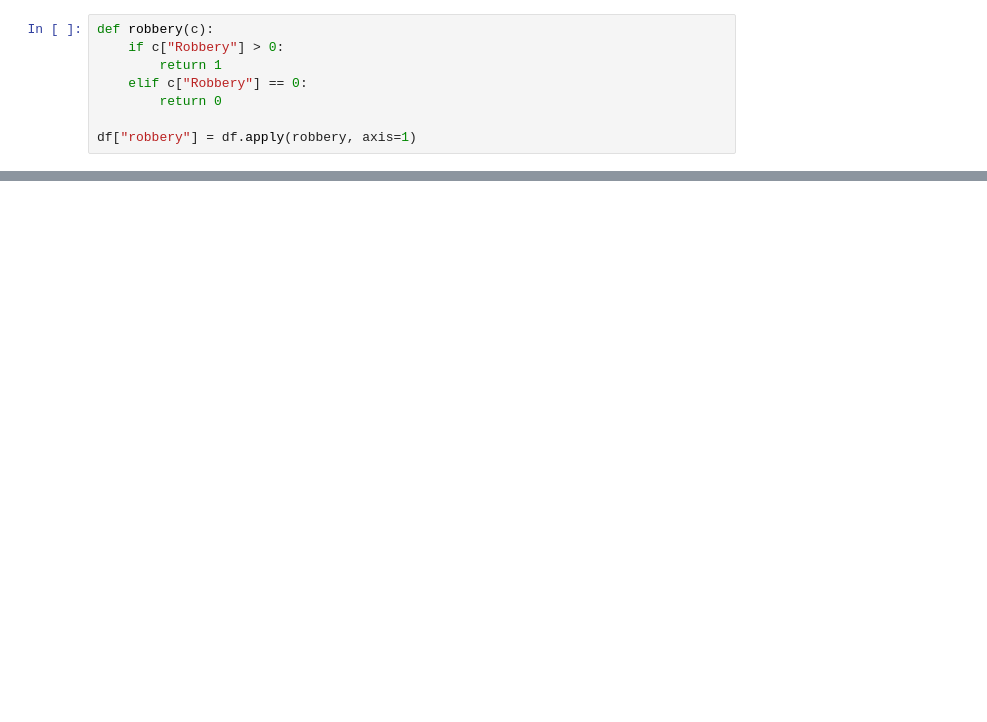
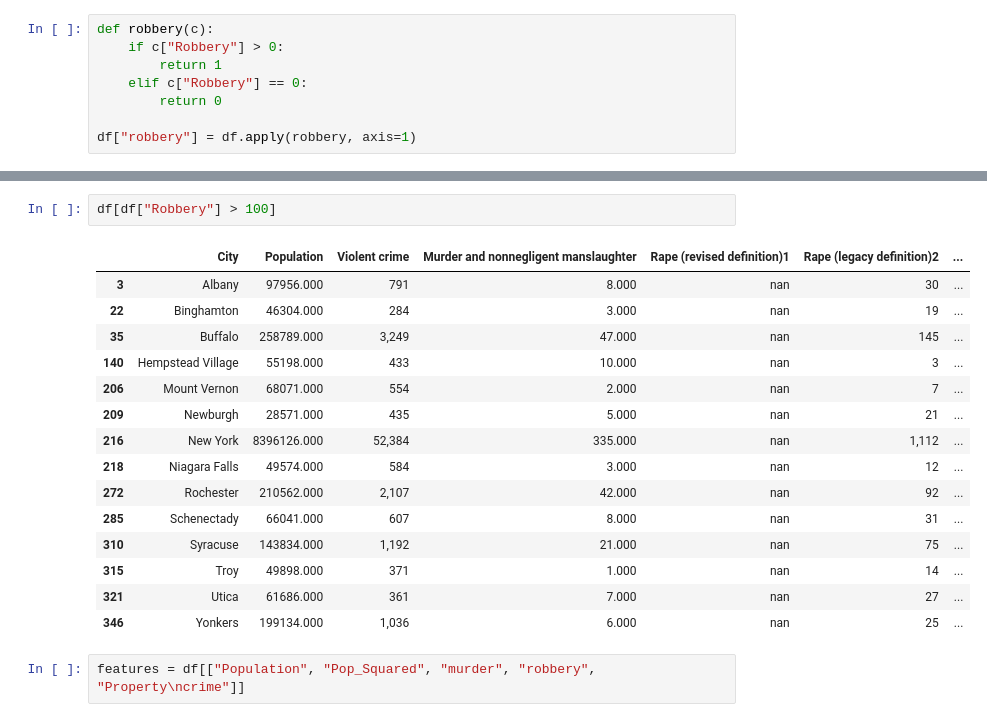
Before and after one commit to jtillis0317/Drills-and-Projects, a Jupyter notebook: Drill - Prepare the Data - Unit 2, Lesson 4, Project 2.ipynb, the cells around one changed output, grey strips where cells are left out. Saved outputs shown, nothing was run; the diff lists cells and outputs as text; blank space fills up the shorter version.

```diff
--- a/Drill - Prepare the Data - Unit 2, Lesson 4, Project 2.ipynb
+++ b/Drill - Prepare the Data - Unit 2, Lesson 4, Project 2.ipynb
@@ -167,0 +205,20 @@ plt.boxplot(df["Population"])
+# %%
+df[df["Robbery"] > 100]
+# %% [output]
+|  | City | Population | Violent crime | Murder and nonnegligent manslaughter | Rape (revised definition)1 | Rape (legacy definition)2 | ... |
+| 3 | Albany | 97956.000 | 791 | 8.000 | nan | 30 | ... |
+| 22 | Binghamton | 46304.000 | 284 | 3.000 | nan | 19 | ... |
+| 35 | Buffalo | 258789.000 | 3,249 | 47.000 | nan | 145 | ... |
+| 140 | Hempstead Village | 55198.000 | 433 | 10.000 | nan | 3 | ... |
+| 206 | Mount Vernon | 68071.000 | 554 | 2.000 | nan | 7 | ... |
+| 209 | Newburgh | 28571.000 | 435 | 5.000 | nan | 21 | ... |
+| 216 | New York | 8396126.000 | 52,384 | 335.000 | nan | 1,112 | ... |
+| 218 | Niagara Falls | 49574.000 | 584 | 3.000 | nan | 12 | ... |
+| 272 | Rochester | 210562.000 | 2,107 | 42.000 | nan | 92 | ... |
+| 285 | Schenectady | 66041.000 | 607 | 8.000 | nan | 31 | ... |
+| 310 | Syracuse | 143834.000 | 1,192 | 21.000 | nan | 75 | ... |
+| 315 | Troy | 49898.000 | 371 | 1.000 | nan | 14 | ... |
+| 321 | Utica | 61686.000 | 361 | 7.000 | nan | 27 | ... |
+| 346 | Yonkers | 199134.000 | 1,036 | 6.000 | nan | 25 | ... |
+# %%
+features = df[["Population", "Pop_Squared", "murder", "robbery", "Property\ncrime"]]
```
Also changed, not shown: parts of 6 cells of this notebook.
